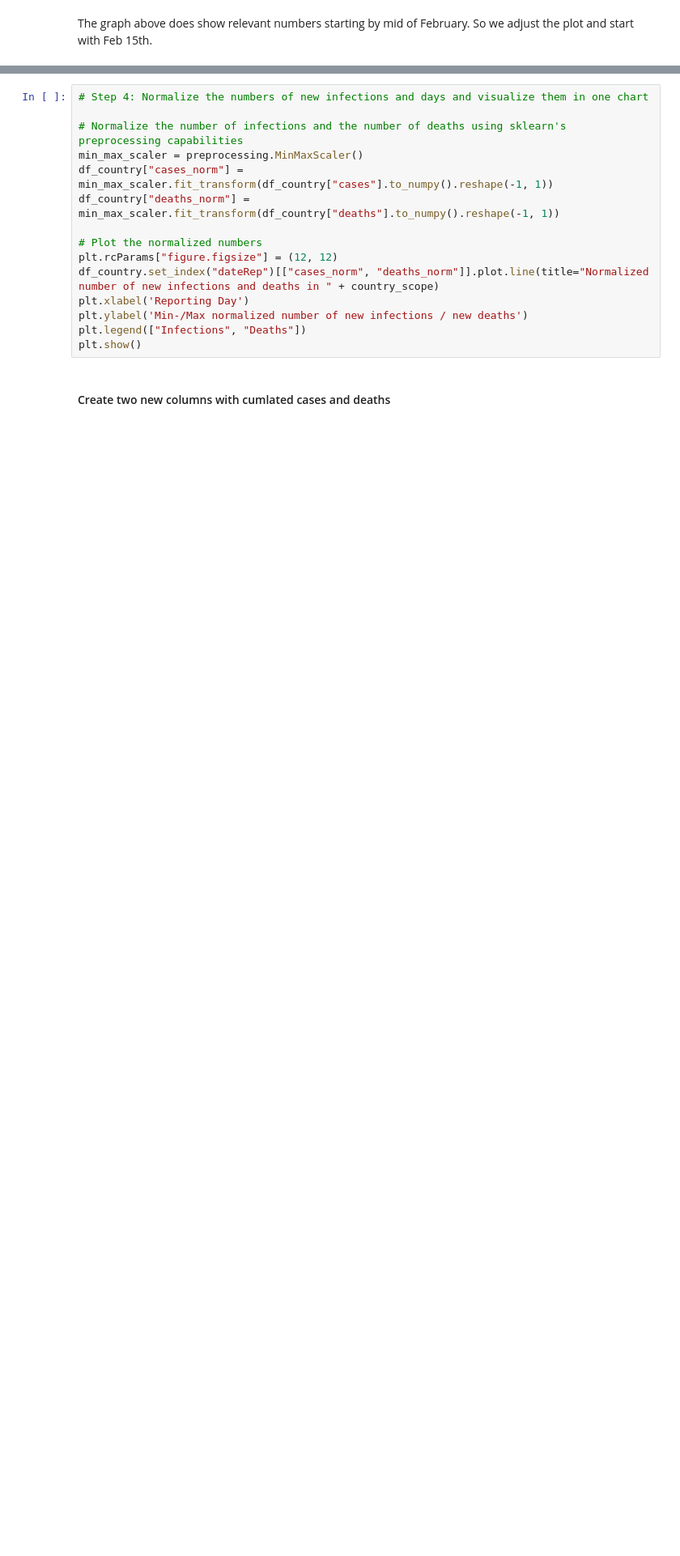
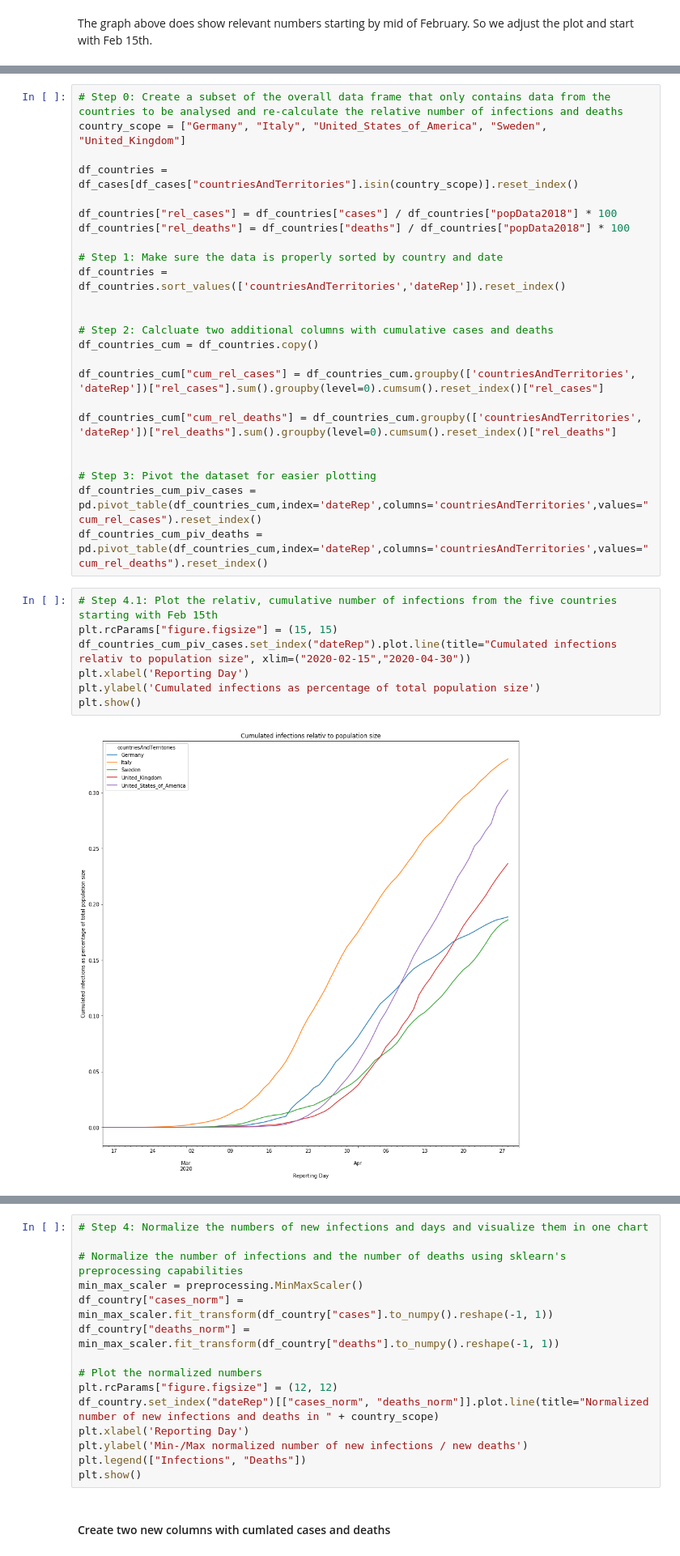
Before and after one commit to praemisit/COVID19_DataExploration, a Jupyter notebook: COVID19_DataExploration.ipynb, the cells around one changed output, grey strips where cells are left out. Shown at 81% size. Drawn from its saved outputs; the diff is of its cells as text; blank space fills up the shorter version.

```diff
--- a/COVID19_DataExploration.ipynb
+++ b/COVID19_DataExploration.ipynb
@@ -409,0 +451,33 @@ plt.show()
+# %%
+# Step 0: Create a subset of the overall data frame that only contains data from the countries to be analysed and re-calculate the relative number of infections and deaths
+country_scope = ["Germany", "Italy", "United_States_of_America", "Sweden", "United_Kingdom"]
+
+df_countries = df_cases[df_cases["countriesAndTerritories"].isin(country_scope)].reset_index()
+
+df_countries["rel_cases"] = df_countries["cases"] / df_countries["popData2018"] * 100
+df_countries["rel_deaths"] = df_countries["deaths"] / df_countries["popData2018"] * 100
+
+# Step 1: Make sure the data is properly sorted by country and date
+df_countries = df_countries.sort_values(['countriesAndTerritories','dateRep']).reset_index()
+
+
+# Step 2: Calcluate two additional columns with cumulative cases and deaths
+df_countries_cum = df_countries.copy()
+
+df_countries_cum["cum_rel_cases"] = df_countries_cum.groupby(['countriesAndTerritories', 'dateRep'])["rel_cases"].sum().groupby(level=0).cumsum().reset_index()["rel_cases"]
+
+df_countries_cum["cum_rel_deaths"] = df_countries_cum.groupby(['countriesAndTerritories', 'dateRep'])["rel_deaths"].sum().groupby(level=0).cumsum().reset_index()["rel_deaths"]
+
+
+# Step 3: Pivot the dataset for easier plotting
+df_countries_cum_piv_cases = pd.pivot_table(df_countries_cum,index='dateRep',columns='countriesAndTerritories',values="cum_rel_cases").reset_index()
+df_countries_cum_piv_deaths = pd.pivot_table(df_countries_cum,index='dateRep',columns='countriesAndTerritories',values="cum_rel_deaths").reset_index()
+# %%
+# Step 4.1: Plot the relativ, cumulative number of infections from the five countries starting with Feb 15th
+plt.rcParams["figure.figsize"] = (15, 15)
+df_countries_cum_piv_cases.set_index("dateRep").plot.line(title="Cumulated infections relativ to population size", xlim=("2020-02-15","2020-04-30"))
+plt.xlabel('Reporting Day')
+plt.ylabel('Cumulated infections as percentage of total population size')
+plt.show()
+# %% [output]
+[figure, added]
```
Also changed, not shown: parts of 12 cells of this notebook, 4 other files.
